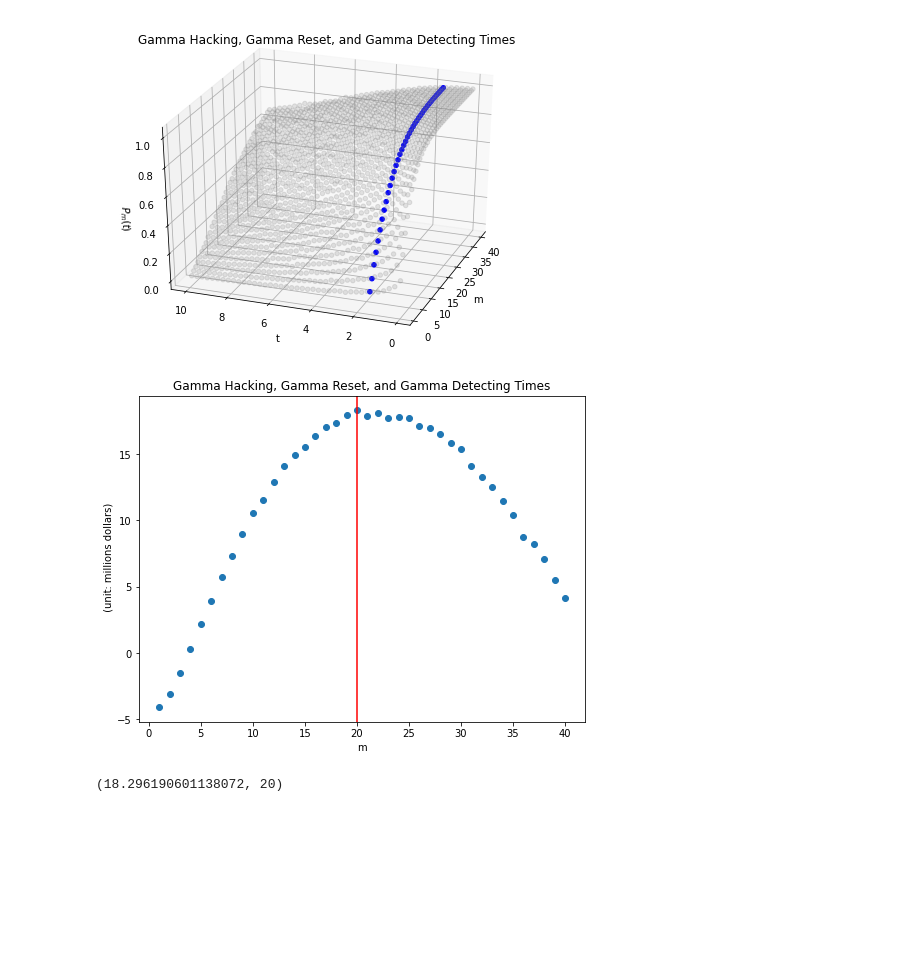
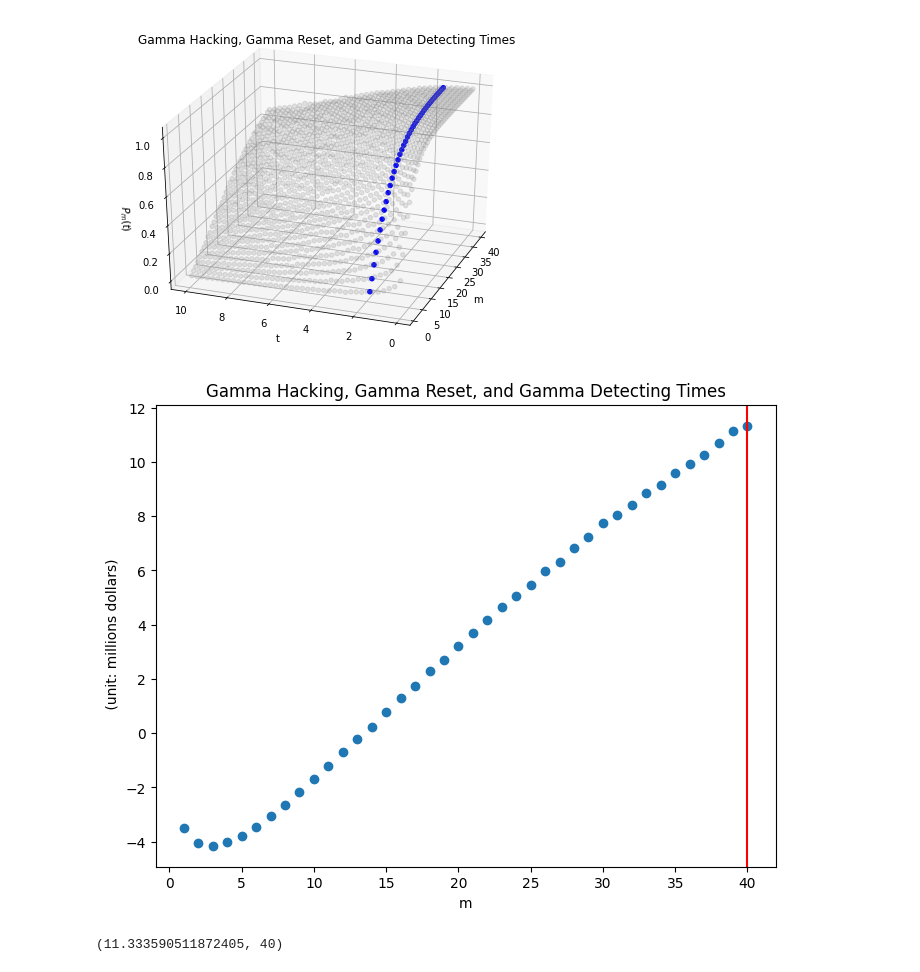
Before and after one commit to xuxiufeng/Instantaneous_and_limiting_behavior_of_an_n-node_blockchain_under_cyber_attacks_from_hackers, a Jupyter notebook: Instantaneous_and_limiting_behavior_of_an_n-node_blockchain_with_random_re-setting_times_under_cyber_attacks_from_a_single_hacker/gamma-gamma-gamma.ipynb, the cells around one changed output. Cells and saved outputs as stored; diff of their text form; code cells hidden in the pictures; blank space fills up the shorter version.

```diff
--- a/Instantaneous_and_limiting_behavior_of_an_n-node_blockchain_with_random_re-setting_times_under_cyber_attacks_from_a_single_hacker/gamma-gamma-gamma.ipynb
+++ b/Instantaneous_and_limiting_behavior_of_an_n-node_blockchain_with_random_re-setting_times_under_cyber_attacks_from_a_single_hacker/gamma-gamma-gamma.ipynb
@@ -94,7 +94,7 @@ class simulation:
           sum_of_w += (reset_time_end[j] - reset_time_start[j])
       return (T_m - sum_of_w)*(R-C2)-C1*sum_of_w, T_m
 
-    def E_mNR(self, C1, C2, R, m, N=100000):
+    def E_mNR(self, C1, C2, R, m, N=100):
       expected_net_revenue = []
       for node in range(1, m+1):
         sum_of_total_net_revenue_rate = 0
@@ -155,18 +155,18 @@ plt.show()
 # %% [output]
 [figure]
 # %%
-expected_net_revenue = sim.E_mNR(12,9,5, m)
+expected_net_revenue = sim.E_mNR(1.2,5,1.5, m, N=50000)
 m_max = np.where(expected_net_revenue == max(expected_net_revenue))[0][0] + 1
 fig = plt.figure(figsize=(8, 6))
 plt.scatter(range(1, m+1), expected_net_revenue)
 plt.axvline(x = m_max, c='red')
 plt.xlabel(r'm')
 plt.ylabel(r' (unit: millions dollars)')
 plt.title('Gamma Hacking, Gamma Reset, and Gamma Detecting Times')
 plt.show()
 # %% [output]
-[figure, old version]
+[figure, new version]
 # %%
 max(expected_net_revenue), m_max
 # %% [output]
-(18.296190601138072, 20)
+(11.333590511872405, 40)
```
